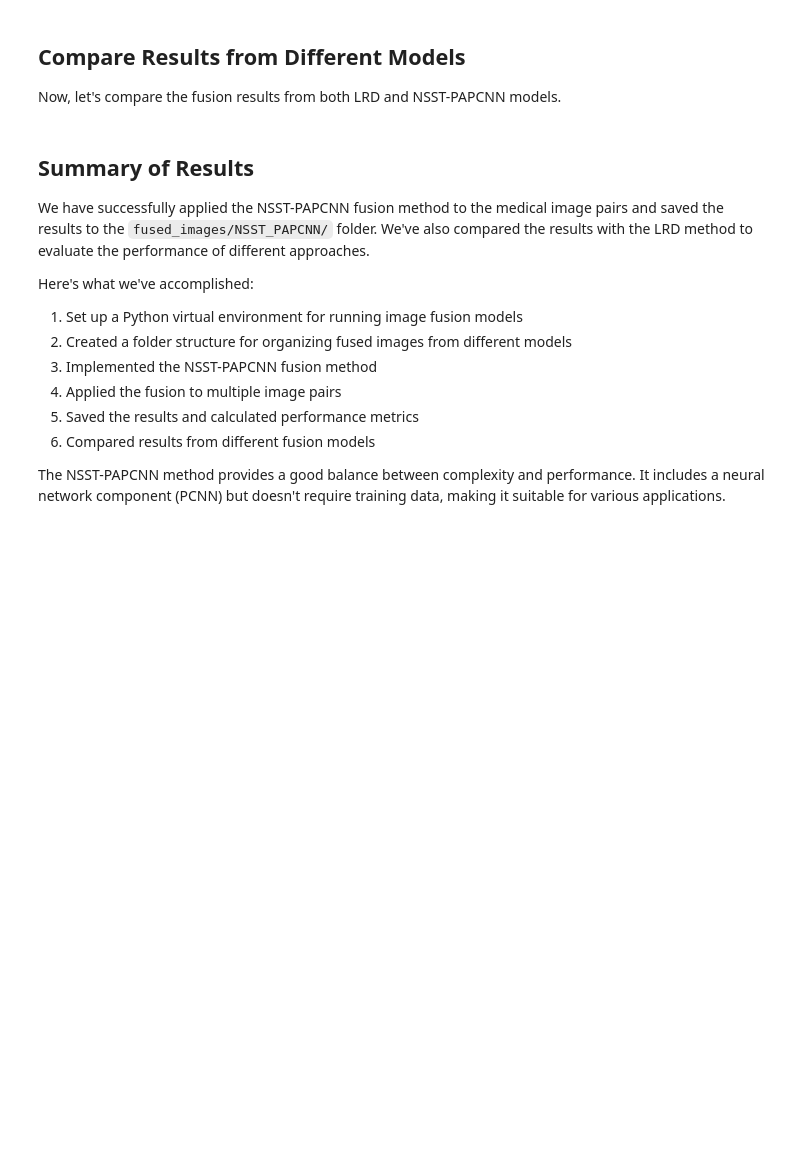
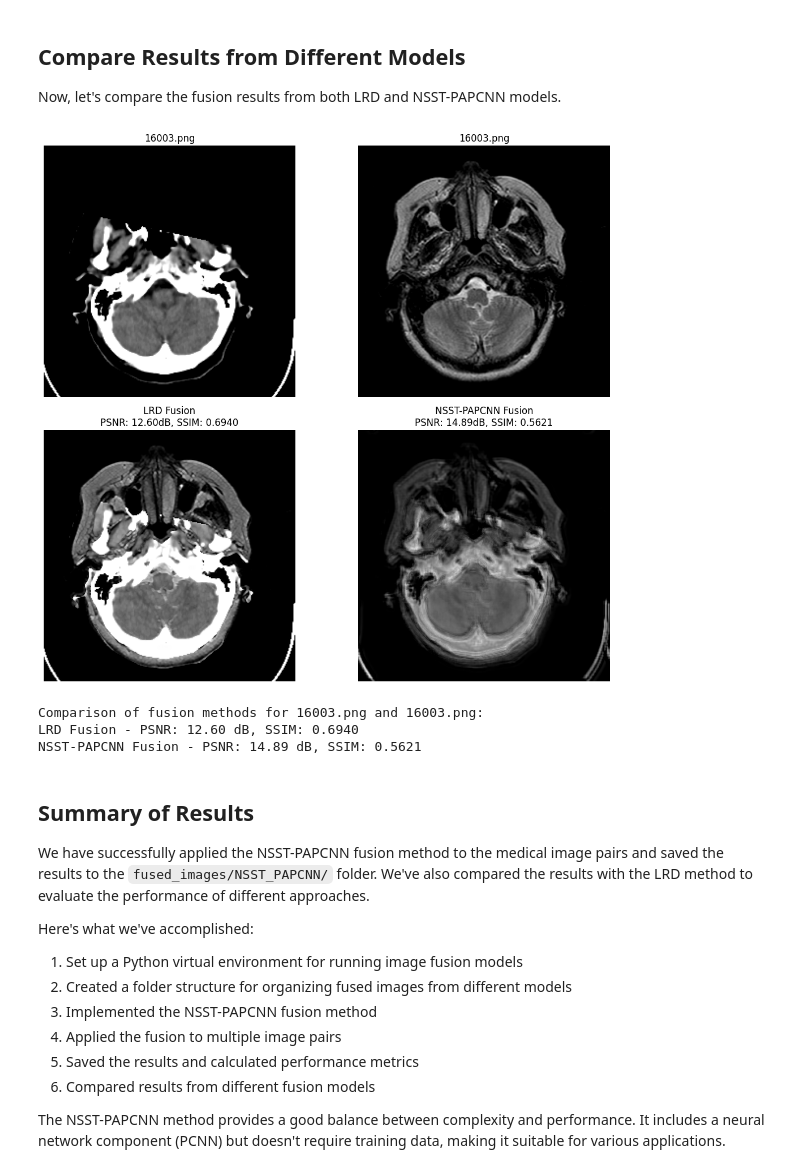
Before and after one commit to jubaer36/image-fusion-zoom, a Jupyter notebook: run_nsst_papcnn_fusion.ipynb, the cells around one changed output. Saved outputs shown, nothing was run; the diff lists cells and outputs as text; code cells hidden in the pictures; blank space fills up the shorter version.

Commit message:
Ran nssst_papcnn_fusion

```diff
--- a/run_nsst_papcnn_fusion.ipynb
+++ b/run_nsst_papcnn_fusion.ipynb
@@ -536,38 +541,75 @@ ImportError: IProgress not found. Please update jupyter and ipywidgets. See http
 
 Now, let's compare the fusion results from both LRD and NSST-PAPCNN models.
 # %%
-def compare_models(img_path1, img_path2):
+# Import the LRD fusion function from our models module
+from fusion_models import lrd_fusion
+
+def custom_compare_models(img_path1, img_path2):
     """
-    Compare fusion results from LRD and NSST-PAPCNN models
+    Custom compare fusion results from LRD and NSST-PAPCNN models
 
     Args:
         img_path1: Path to first source image
         img_path2: Path to second source image
     """
     # Load images
     img1, img2 = load_image_pair(img_path1, img_path2)
 
     # Get base filenames for finding saved fusion results
     img1_name = os.path.basename(img_path1).split('.')[0]
     img2_name = os.path.basename(img_path2).split('.')[0]
 
     # Generate fused images using both models
     fused_lrd = lrd_fusion(img1, img2, levels=4)
     fused_nsst = nsst_papcnn_fusion(img1, img2, levels=3, wavelet='db1')
 
-    # Create model results dictionary
-    model_results = {
-        'LRD': fused_lrd,
-        'NSST-PAPCNN': fused_nsst
-    }
+    # Calculate metrics for both models
+    metrics_lrd = fe.evaluate_fusion(fused_lrd, img1, img2)
+    metrics_nsst = fe.evaluate_fusion(fused_nsst, img1, img2)
 
-    # Use our comparison function
-    fe.compare_models(img_path1, img_path2, model_results)
+    # Create a figure with 4 subplots (2 rows, 2 columns)
+    plt.figure(figsize=(12, 10))
+
+    # Display source images
+    plt.subplot(2, 2, 1)
+    plt.imshow(img1, cmap='gray')
+    plt.title(os.path.basename(img_path1))
+    plt.axis('off')
+
+    plt.subplot(2, 2, 2)
+    plt.imshow(img2, cmap='gray')
+    plt.title(os.path.basename(img_path2))
+    plt.axis('off')
+
+    # Display fusion results
+    plt.subplot(2, 2, 3)
+    plt.imshow(fused_lrd, cmap='gray')
+    plt.title(f"LRD Fusion\nPSNR: {metrics_lrd['psnr']:.2f}dB, SSIM: {metrics_lrd['ssim']:.4f}")
+    plt.axis('off')
+
+    plt.subplot(2, 2, 4)
+    plt.imshow(fused_nsst, cmap='gray')
+    plt.title(f"NSST-PAPCNN Fusion\nPSNR: {metrics_nsst['psnr']:.2f}dB, SSIM: {metrics_nsst['ssim']:.4f}")
+    plt.axis('off')
+
+    plt.tight_layout()
+    plt.savefig('fused_images/comparison.png', dpi=300)
+    plt.show()
+
+    # Print comparison
+    print(f"Comparison of fusion methods for {os.path.basename(img_path1)} and {os.path.basename(img_path2)}:")
+    print(f"LRD Fusion - PSNR: {metrics_lrd['psnr']:.2f} dB, SSIM: {metrics_lrd['ssim']:.4f}")
+    print(f"NSST-PAPCNN Fusion - PSNR: {metrics_nsst['psnr']:.2f} dB, SSIM: {metrics_nsst['ssim']:.4f}")
 
 # Compare models for the first image pair
 if image_pairs:
     img1_path, img2_path = image_pairs[0]
-    compare_models(img1_path, img2_path)
+    custom_compare_models(img1_path, img2_path)
+# %% [output]
+[figure, added]
+Comparison of fusion methods for 16003.png and 16003.png:
+LRD Fusion - PSNR: 12.60 dB, SSIM: 0.6940
+NSST-PAPCNN Fusion - PSNR: 14.89 dB, SSIM: 0.5621
 # %% [markdown]
 ## Summary of Results
 
```
Also changed, not shown: parts of 2 cells of this notebook, 6 other files.
